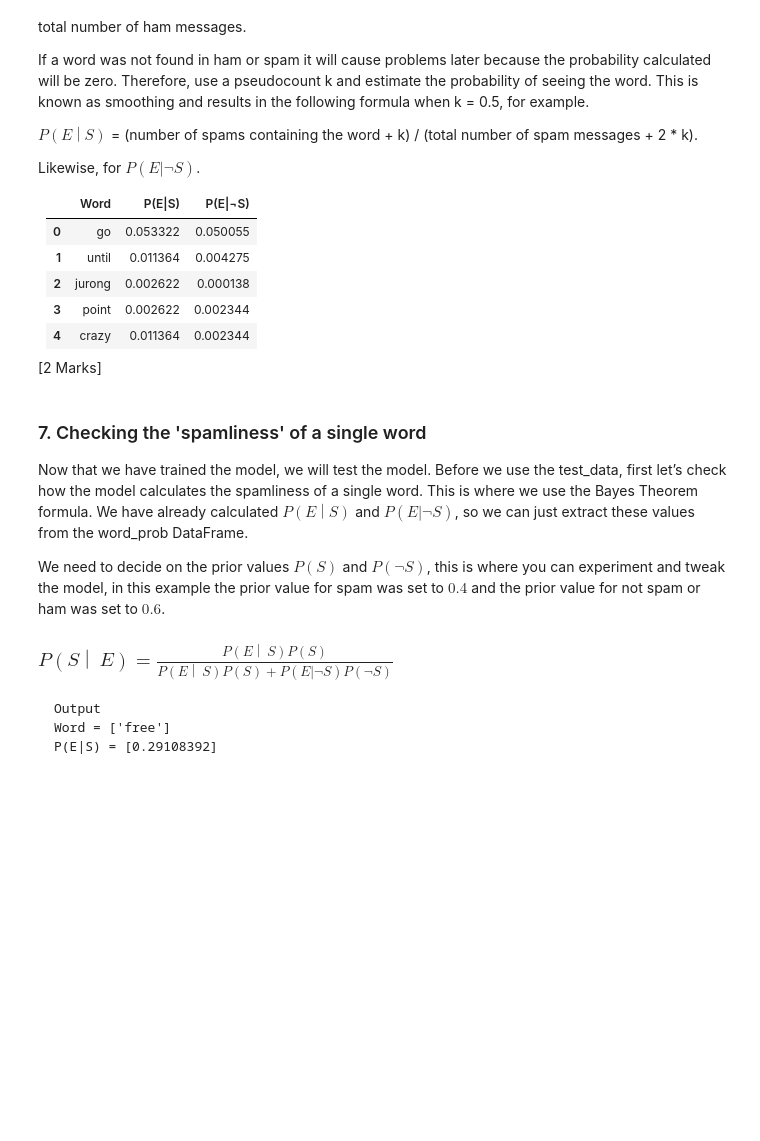
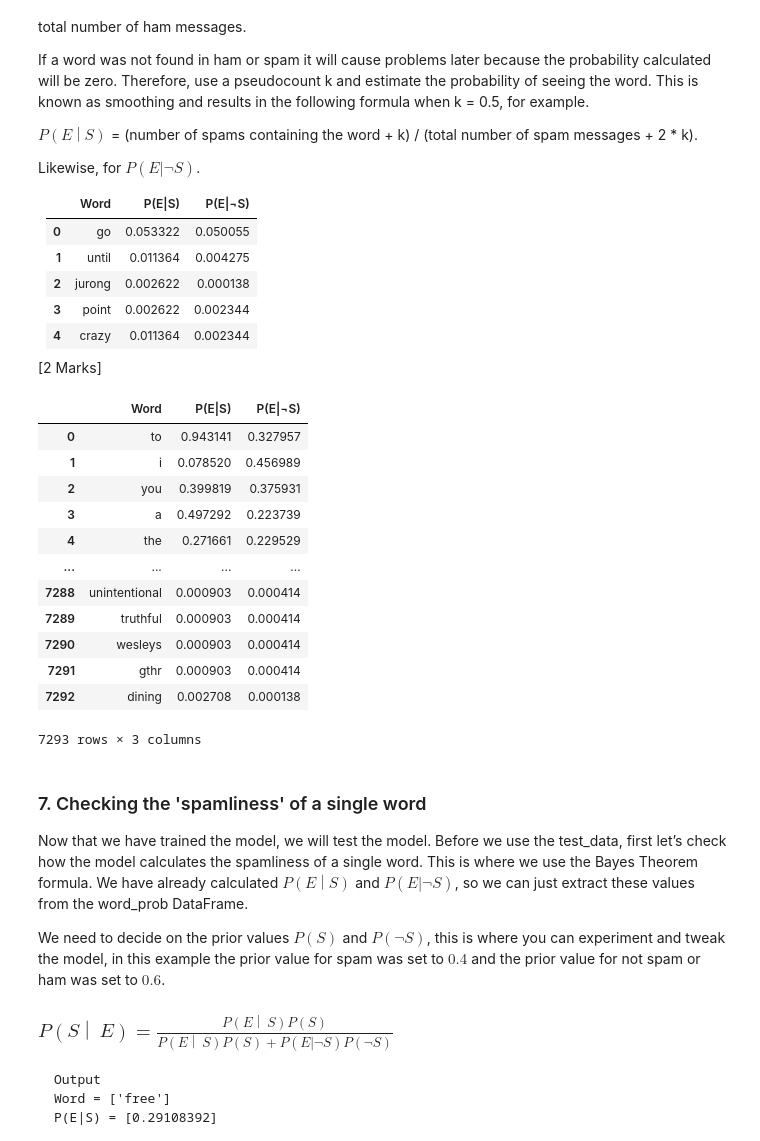
Before and after one commit to StevenChenWaiHo/UoM-Coursework, a Jupyter notebook: Year 1/COMP13212 Data Science/Coursework 2 - Machine Learning/SpamFilter.ipynb, the cells around one changed output. Saved outputs shown, nothing was run; the diff lists cells and outputs as text; code cells hidden in the pictures; blank space fills up the shorter version.

```diff
--- a/Year 1/COMP13212 Data Science/Coursework 2 - Machine Learning/SpamFilter.ipynb
+++ b/Year 1/COMP13212 Data Science/Coursework 2 - Machine Learning/SpamFilter.ipynb
@@ -309,6 +332,42 @@ ModuleNotFoundError: No module named 'word_cloud'
   </tbody>
 </table>
 </p>[2 Marks]</p>
+# %%
+k = 0.5
+spam_prob = []
+ham_prob = []
+TotalSpam = len(train_data[train_data["Category"]=="spam"])
+TotalHam = len(train_data[train_data["Category"]=="ham"])
+for w in allWords.index:
+    try:
+        spam_num = int(spam_words[w])
+
+    except KeyError:
+        spam_num = 0
+
+    try:
+        ham_num = int(ham_words[w])
+    except KeyError:
+        ham_num = 0
+    spam_prob.append((spam_num + k)/(TotalSpam + 2 * k))
+    ham_prob.append((ham_num + k)/(TotalHam + 2 * k))
+frame = {"Word": allWords.index, "P(E|S)": spam_prob, "P(E|¬S)": ham_prob}
+word_prob = pd.DataFrame(frame)
+word_prob
+# %% [output]
+|  | Word | P(E|S) | P(E|¬S) |
+| 0 | to | 0.943141 | 0.327957 |
+| 1 | i | 0.078520 | 0.456989 |
+| 2 | you | 0.399819 | 0.375931 |
+| 3 | a | 0.497292 | 0.223739 |
+| 4 | the | 0.271661 | 0.229529 |
+| ... | ... | ... | ... |
+| 7288 | unintentional | 0.000903 | 0.000414 |
+| 7289 | truthful | 0.000903 | 0.000414 |
+| 7290 | wesleys | 0.000903 | 0.000414 |
+| 7291 | gthr | 0.000903 | 0.000414 |
+| 7292 | dining | 0.002708 | 0.000138 |
+7293 rows × 3 columns
 # %% [markdown]
 <h3>7. Checking the 'spamliness' of a single word</h3>
 <p>Now that we have trained the model, we will test the model.  Before we use the test_data, first let’s check how the model calculates the spamliness of a single word.  This is where we use the Bayes Theorem formula.  We have already calculated $P\left(E\middle| S\right)$ and $P\left(E|\lnot S\right)$, so we can just extract these values from the word_prob DataFrame.</p>
```
Also changed, not shown: parts of 12 cells of this notebook, 2 other files.
